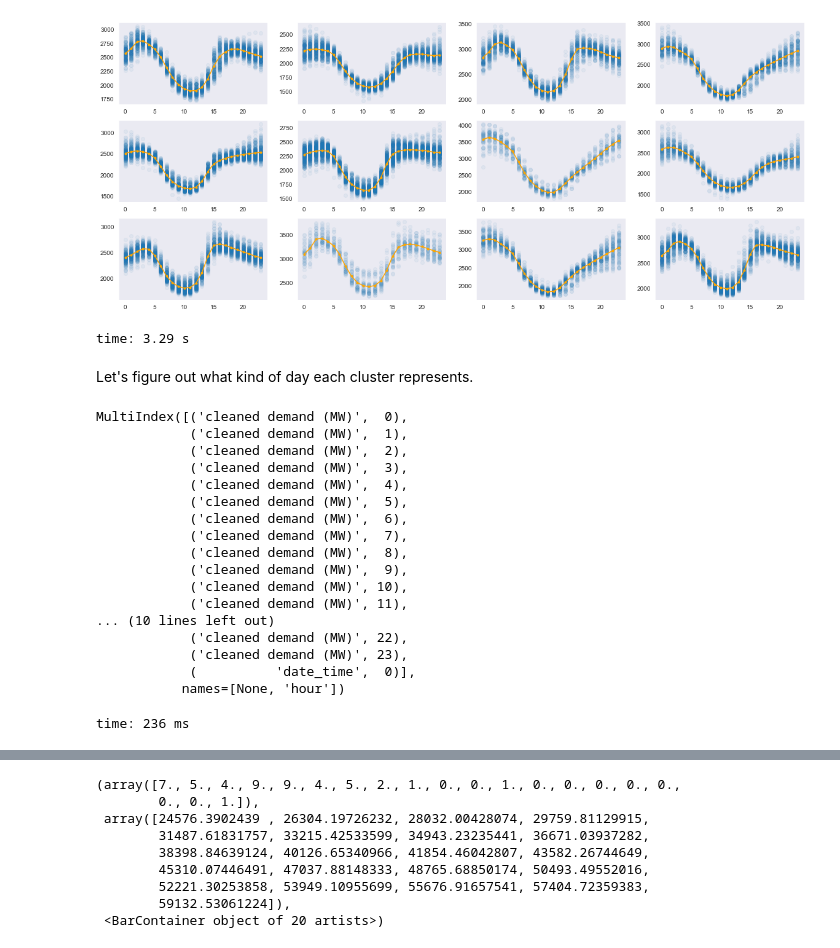
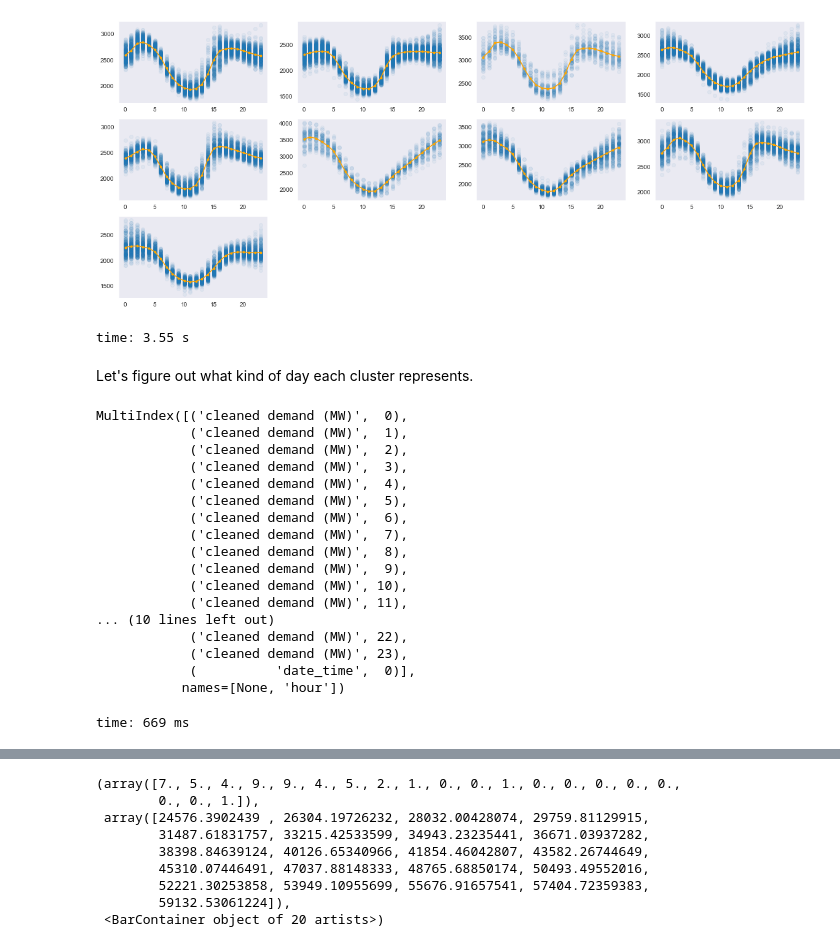
Before and after one commit to jgib124/Energy-Demand-Clustering, a Jupyter notebook: test_clustering.ipynb, the cells around one changed output, grey strips where cells are left out. Cells and saved outputs as stored; diff of their text form; code cells hidden in the pictures.

Commit message:
result graphs for clustering analysis

```diff
--- a/test_clustering.ipynb
+++ b/test_clustering.ipynb
@@ -6,7 +6,7 @@ import matplotlib.cm as cm
 import seaborn as sns
 import datetime
 from sklearn.cluster import KMeans
-from sklearn.metrics import silhouette_score, silhouette_samples
+from sklearn.metrics import silhouette_score, silhouette_samples, davies_bouldin_score
 import os
 
 sns.set_style('dark')
@@ -16,6 +16,7 @@ sns.set_style('dark')
 
 FILE = "PGE.csv"
 DIRI = "data"
+MIN_K = 3
 MAX_K = 25 # Assigned because of practicality
 # %% [output]
 The autotime extension is already loaded. To reload it, use:
@@ -107,7 +108,7 @@ time: 72 ms
 # .cluster_centers_  returns array wuth coordinates of cluster centers
 # .labels_ returns the cluster label of each example in order
 
-cluster_stats = pd.DataFrame(index=range(3, MAX_K), columns=["Magnitude", "Silhouette"])
+cluster_stats = pd.DataFrame(index=range(MIN_K, MAX_K), columns=["Magnitude", "Silhouette", "DB"])
 
 for k in cluster_stats.index:
     kmeans = KMeans(n_clusters=k, random_state=0).fit(df_demand)
@@ -122,20 +123,35 @@ for k in cluster_stats.index:
     # Calculate the average Silhouette Score for each cluster
     cluster_stats['Silhouette'][k] = silhouette_score(df_demand, kmeans.labels_)
 
+    # Davies Boulding score
+    cluster_stats['DB'][k] = davies_bouldin_score(df_demand, kmeans.labels_)
+
     print("\nk = ", k,
      "\nMagnitude = ", kmeans.inertia_,
      "\nSizes = ", cluster_sizes,
-     "\nSilhouetten Score = ", cluster_stats['Silhouette'][k])
+     "\nSilhouetten Score = ", cluster_stats['Silhouette'][k],
+     "\nDavies-Bouldin Score = ", cluster_stats['DB'][k])
 
 
-fig,ax = plt.subplots(figsize=(12, 10))
+fig, ax = plt.subplots(figsize=(12, 10))
 
-ax.plot(cluster_stats['Magnitude'], color='blue')
+ax.set_title("KMeans Results")
+ax.plot(cluster_stats['Silhouette'], color='blue', label='Silhouette Score')
 ax.set_xlabel("k (number clusters)")
-ax.set_ylabel("Sum of Cluster Magnitudes")
+ax.set_ylabel("Silhouette Score")
 
 ax2 = ax.twinx()
-ax2.plot(cluster_stats['Silhouette'], color='green')
-ax2.set_ylabel('Silhouette Score')
+ax2.plot(cluster_stats['DB'], color='green', label='Davies-Bouldin Score')
+ax2.set_ylabel('Davies Bouldin')
+
+ax2.axvline(x=MIN_K+np.argmin(cluster_stats['DB']), linestyle='--')
+ax2.text(MIN_K+np.argmin(cluster_stats['DB'])-1,
+ np.min(cluster_stats['DB']),
+ f"K={MIN_K+np.argmin(cluster_stats['DB'])}",
+ fontsize=25)
+
+fig.legend()
+
+fig.savefig(f"silhouette_graphs/kmeans_results")
 # %% [output]
 k =  3
@@ -161,5 +176,6 @@ time: 11 s
 # %%
 # Perform silhouette analysis on a point-by-point basis
+avg_silho = pd.Series(index=range(3, MAX_K))
 
 for k in range(3, MAX_K):
     clusterer = KMeans(n_clusters=k, random_state=10)
@@ -167,6 +183,8 @@ for k in range(3, MAX_K):
 
     silhouette_avg = silhouette_score(df_demand, cluster_labels)
     sample_silhouette_values = silhouette_samples(df_demand, cluster_labels)
+
+    avg_silho[k] = silhouette_avg
 
     y_lower = 10
     for i in range(k): # for each cluster created
@@ -202,4 +220,6 @@ for k in range(3, MAX_K):
 
     plt.savefig(f"silhouette_graphs/kmeans_silhouette_{k}.png")
     plt.close()
+
+plt.plot(avg_silho)
 # %% [output]
@@ -207,30 +229,30 @@ time: 17.1 s
 # %%
 from matplotlib.gridspec import GridSpec
 
-chosen_k = 12
+chosen_k = 9
 
 fig = plt.figure(figsize=(20, 20))
 gs = GridSpec(MAX_K//4 + 1, 4, figure=fig)
 
 kmeans = KMeans(n_clusters=chosen_k, random_state=0).fit(df_demand)
 clusters = kmeans.labels_
 df_demand["profile_cluster"] = clusters
 
 centroids = pd.DataFrame(kmeans.cluster_centers_)
 centroids = centroids.T
 
 for k in range(chosen_k):
     df_cluster_loads = df_demand.loc[df_demand["profile_cluster"] == k].reset_index()
     df_cluster_loads.drop("profile_cluster", axis=1, inplace=True)
     df_cluster_loads = df_cluster_loads.melt(id_vars="date")
     ax = fig.add_subplot(gs[k])
     ax.scatter(df_cluster_loads["hour"], df_cluster_loads["value"], alpha=0.05)
     ax.plot(centroids[k][0:24], '.-', color='orange')
 
 fig.savefig(f'silhouette_graphs/kmeans_{chosen_k}_load_profiles')
 # %% [output]
-[figure, old version]
+[figure, new version]
-time: 3.29 s
+time: 3.55 s
 # %% [markdown]
 Let's figure out what kind of day each cluster represents.
 # %%
@@ -259,7 +281,7 @@ MultiIndex([('cleaned demand (MW)',  0),
             ('cleaned demand (MW)', 23),
             (          'date_time',  0)],
            names=[None, 'hour'])
-time: 236 ms
+time: 669 ms
 # %%
 def is_weekday(x):
     if x < 5:
```
Also changed, not shown: parts of 12 cells of this notebook, 50 other files.
